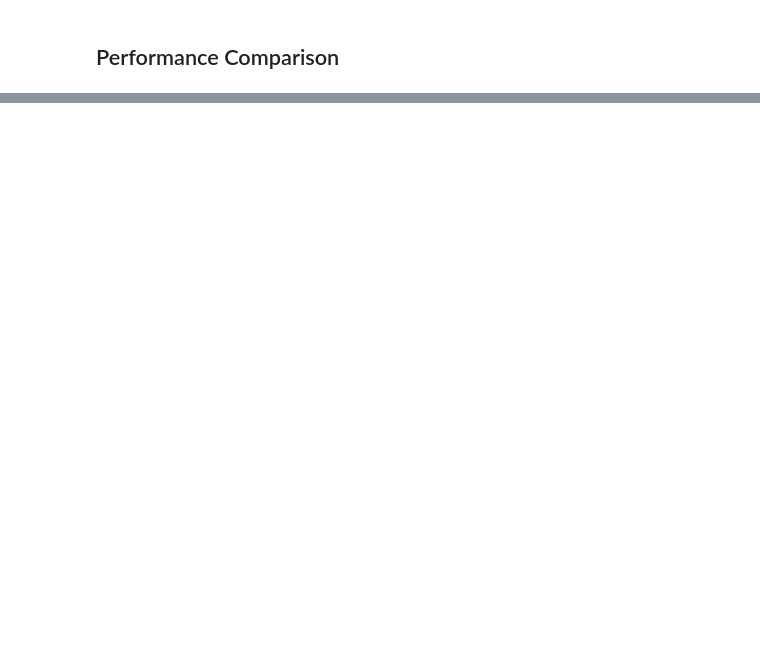
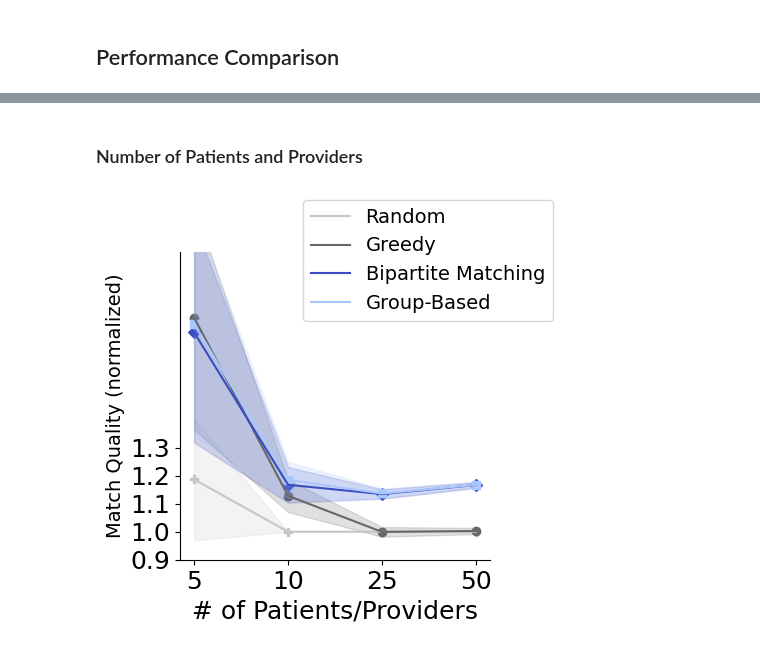
Before and after one commit to naveenr414/patient-provider, a Jupyter notebook: scripts/notebooks/Plotting.ipynb, the cells around one changed output, grey strips where cells are left out. Drawn from its saved outputs; the diff is of its cells as text; code cells hidden in the pictures; blank space fills up the shorter version.

```diff
--- a/scripts/notebooks/Plotting.ipynb
+++ b/scripts/notebooks/Plotting.ipynb
@@ -53 +155,65 @@ colors_by_method['optimal'] = np.array([0.9,0.05,0.05,1.0])
+# %% [markdown]
+### Number of Patients and Providers
+# %%
+plt.figure(figsize=(4,4))
+
+method_names = ['random','greedy','offline_solution','offline_solution_swaps']
+nice_names = ["Random","Greedy","Bipartite Matching","Group-Based"]
+width = 0.1
+n_patients = [5,10,25,50]
+
+baseline_params = {'provider_capacity': 1, 'choice_model': 'uniform_choice','exit_option': 0.5,'num_trials': 10, 'top_choice_prob': 0.5, 'utility_function': 'uniform'}
+
+x_locations = []
+shift = 0
+for i in range(len(method_names)):
+    if method_names[i] == 'offline_solution':
+        shift += 0.5
+    x_locations.append((i+shift)*width)
+for k,m in enumerate(method_names):
+    scores = []
+    stds = []
+
+    for i,n in enumerate(n_patients):
+        baseline_params['num_patients'] = n
+        baseline_params['num_providers'] = n
+        score_by_n = []
+        std_by_n = []
+
+        dataset = "policy_comparison"
+
+        temp_params = deepcopy(baseline_params)
+        results = get_results_matching_parameters(dataset,"",temp_params)
+
+        if k == 0:
+            greedy_values = list(np.array([i['greedy_utilities'] for i in results]).flatten())
+            random_values = list(np.array([i['random_utilities'] for i in results]).flatten())
+            bipartite_values = list(np.array([i['offline_solution_utilities'] for i in results]).flatten())
+            group_values = list(np.array([i['offline_solution_swaps_utilities'] for i in results]).flatten())
+
+            p_val = stats.ttest_ind(greedy_values,bipartite_values)
+            # print("n {}, p val {}".format(n,p_val))
+            # print(np.mean(bipartite_values)/np.mean(greedy_values))
+
+        num_data = 0
+        if len(results)>0:
+            num_data = len(results)
+        if num_data>0:
+            results = aggregate_normalize_data(results,baseline="random")
+            scores.append(results['{}_utilities'.format(m)][0])
+            stds.append(results['{}_utilities'.format(m)][1]/(num_data**.5))
+
+    plt.plot(list(range(len(n_patients))),scores,color=colors_by_method[m],label=nice_names[k])
+    plt.scatter(list(range(len(n_patients))),scores,color=colors_by_method[m],marker=shapes_by_method[m])
+    plt.fill_between(list(range(len(n_patients))),np.array(scores) - np.array(stds),np.array(scores) + np.array(stds), alpha=0.2,  color=colors_by_method[m])
+
+plt.xticks(list(range(len(n_patients))),n_patients)
+plt.ylim([0.9,2])
+plt.yticks([0.9,1,1.1,1.2,1.3])
+plt.legend(loc='upper center',ncol=1,bbox_to_anchor=(0.8,1.2),fontsize=14)
+plt.xlabel("# of Patients/Providers")
+plt.ylabel("Match Quality (normalized)",fontsize=14,x=0.03)
+plt.savefig("../../results/figures/equal_patients_providers.pdf",dpi=300, bbox_inches='tight')
+# %% [output]
+[figure, added]
 # %%
```
Also changed, not shown: parts of 13 cells of this notebook, 9 other files.
